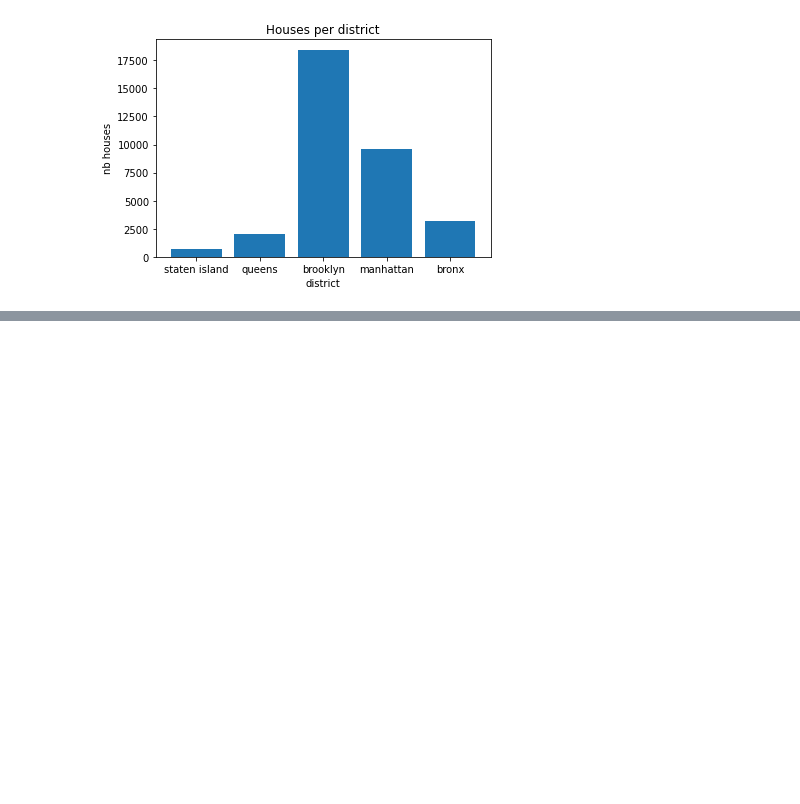
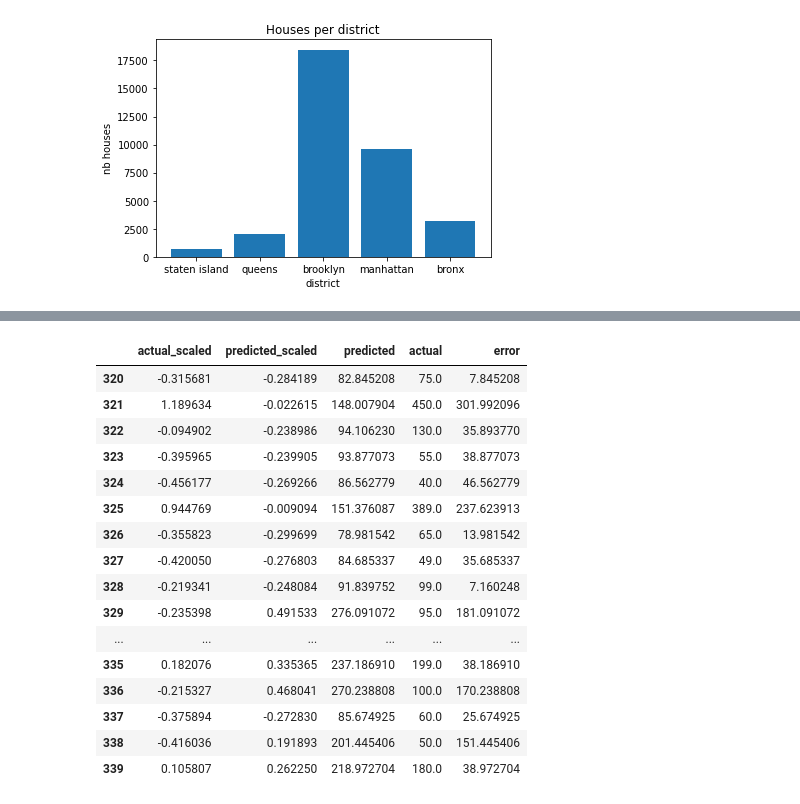
Before and after one commit to LorenzoMauri/Advanced-Machine-Learning, a Jupyter notebook: ASSIGNMENT1.ipynb, the cells around one changed output, grey strips where cells are left out. Cells and saved outputs as stored; diff of their text form; code cells hidden in the pictures; blank space fills up the shorter version.

```diff
--- a/ASSIGNMENT1.ipynb
+++ b/ASSIGNMENT1.ipynb
@@ -263,0 +551,13 @@ plt.show()
+# %%
+a = model.predict(x_test)
+a=[i[0] for i in a.tolist()]
+mediaY= numpy.mean(df_complessivo2.y)
+stdY = numpy.std(df_complessivo2.y)
+predicted_scaled = pd.DataFrame(a)
+actual = pd.DataFrame(y_test)
+test = pd.DataFrame({'actual_scaled':y_test.to_list(),'predicted_scaled':a})
+test['predicted']=test['predicted_scaled'].apply(lambda x : (x*stdY)+mediaY)
+test['actual']=test['actual_scaled'].apply(lambda x : (x*stdY)+mediaY)
+test['error']=abs(test.predicted-test.actual)
+print(test.error.mean())
+test
@@ -263,0 +579,20 @@ plt.show()
+# %%
+test.iloc[320:340]
+# %% [output]
+|  | actual_scaled | predicted_scaled | predicted | actual | error |
+| 320 | -0.315681 | -0.284189 | 82.845208 | 75.0 | 7.845208 |
+| 321 | 1.189634 | -0.022615 | 148.007904 | 450.0 | 301.992096 |
+| 322 | -0.094902 | -0.238986 | 94.106230 | 130.0 | 35.893770 |
+| 323 | -0.395965 | -0.239905 | 93.877073 | 55.0 | 38.877073 |
+| 324 | -0.456177 | -0.269266 | 86.562779 | 40.0 | 46.562779 |
+| 325 | 0.944769 | -0.009094 | 151.376087 | 389.0 | 237.623913 |
+| 326 | -0.355823 | -0.299699 | 78.981542 | 65.0 | 13.981542 |
+| 327 | -0.420050 | -0.276803 | 84.685337 | 49.0 | 35.685337 |
+| 328 | -0.219341 | -0.248084 | 91.839752 | 99.0 | 7.160248 |
+| 329 | -0.235398 | 0.491533 | 276.091072 | 95.0 | 181.091072 |
+| ... | ... | ... | ... | ... | ... |
+| 335 | 0.182076 | 0.335365 | 237.186910 | 199.0 | 38.186910 |
+| 336 | -0.215327 | 0.468041 | 270.238808 | 100.0 | 170.238808 |
+| 337 | -0.375894 | -0.272830 | 85.674925 | 60.0 | 25.674925 |
+| 338 | -0.416036 | 0.191893 | 201.445406 | 50.0 | 151.445406 |
+| 339 | 0.105807 | 0.262250 | 218.972704 | 180.0 | 38.972704 |
```
Also changed, not shown: parts of 47 cells of this notebook.
